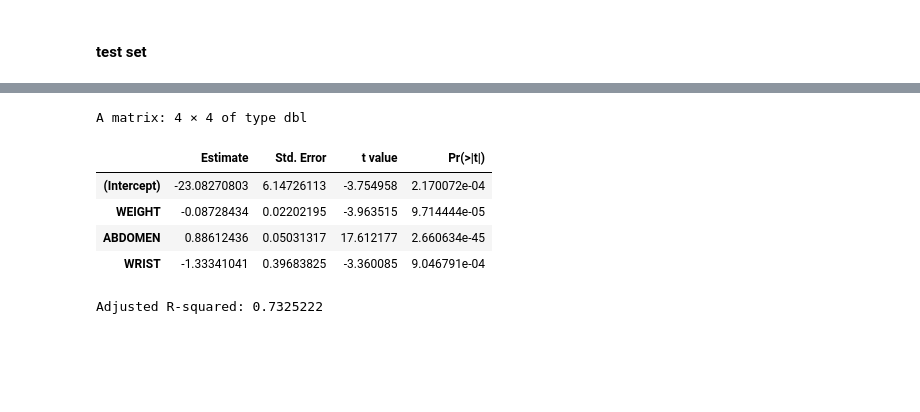
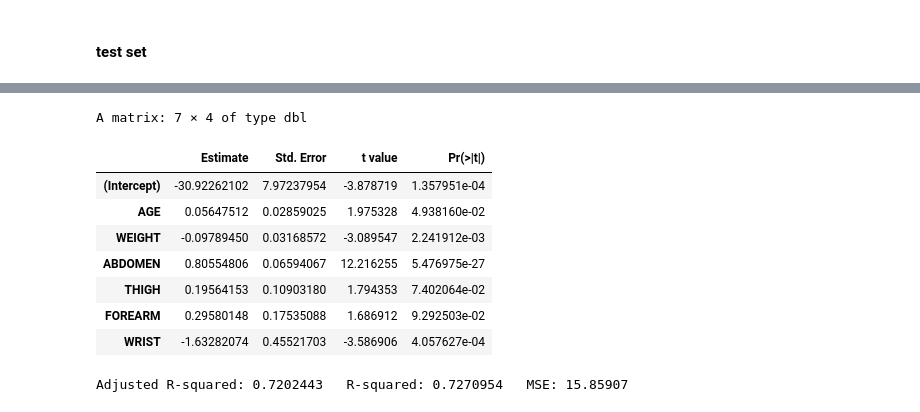
Before and after one commit to jwu424/628Module2, a Jupyter notebook: stepwise regression.ipynb, the cells around one changed output, grey strips where cells are left out. Drawn from its saved outputs; the diff is of its cells as text; code cells hidden in the pictures; blank space fills up the shorter version.

```diff
--- a/stepwise regression.ipynb
+++ b/stepwise regression.ipynb
@@ -3,7 +3,7 @@ rm(list=ls())
 library(car)
 library(leaps)
 setwd("D:/2019 Fall/STAT 628/module 2")
-data = read.csv("data.cleaned.csv")[,-1]
+data = read.csv("data_cleaned.csv")[,-c(1,3)]
 # %% [output]
 Loading required package: carData
 Loading required package: leaps
@@ -53,7 +56,7 @@ Thus, for computational efficiency and multi-colinearity solution, apply step-wi
 # %%
 n = nrow(data)
 set.seed(628)
-index = sample(1:n,floor(5*n/6))
+index = sample(1:n,floor(3*n/4))
 train = data[index,]
 test = data[-index,]
 m = lm(train$BODYFAT~.,train)
@@ -96,3 +90,9 @@ m2 = lm(train$BODYFAT~.,train[,candidate[[2]]])
+# %%
+candidate = unique(list(aic.both,aic.back,bic.both,bic.back))
+model.num = length(candidate)
+for(i in 1:model.num){
+  assign(paste("m",i,sep=""), lm(train$BODYFAT~.,train[,candidate[[i]]]))
+}
 # %%
 model.extract=function(model){
   r = model$residuals
@@ -173,14 +173,18 @@ m2 0.7136825          0.7346326 17.69888 0.08884636
 # %%
-ind = candidate[[2]]
-data.select = data[,c("BODYFAT",candidate[[2]])]
+ind = candidate[[1]]
+data.select = data[,c("BODYFAT",candidate[[1]])]
 m = lm(BODYFAT~.,data.select)
 coefficients(summary(m))
-cat("Adjusted R-squared:",summary(m)$adj.r.squared)
+cat("Adjusted R-squared:",summary(m)$adj.r.squared,"  R-squared:",summary(m)$r.squared,
+    "  MSE:",sum(summary(m)$residuals^2)/(nrow(data)-ncol(data)))
 # %% [output]
-A matrix: 4 × 4 of type dbl
+A matrix: 7 × 4 of type dbl
 |  | Estimate | Std. Error | t value | Pr(>|t|) |
-| (Intercept) | -23.08270803 | 6.14726113 | -3.754958 | 2.170072e-04 |
-| WEIGHT | -0.08728434 | 0.02202195 | -3.963515 | 9.714444e-05 |
-| ABDOMEN | 0.88612436 | 0.05031317 | 17.612177 | 2.660634e-45 |
-| WRIST | -1.33341041 | 0.39683825 | -3.360085 | 9.046791e-04 |
+| (Intercept) | -30.92262102 | 7.97237954 | -3.878719 | 1.357951e-04 |
+| AGE | 0.05647512 | 0.02859025 | 1.975328 | 4.938160e-02 |
+| WEIGHT | -0.09789450 | 0.03168572 | -3.089547 | 2.241912e-03 |
+| ABDOMEN | 0.80554806 | 0.06594067 | 12.216255 | 5.476975e-27 |
+| THIGH | 0.19564153 | 0.10903180 | 1.794353 | 7.402064e-02 |
+| FOREARM | 0.29580148 | 0.17535088 | 1.686912 | 9.292503e-02 |
+| WRIST | -1.63282074 | 0.45521703 | -3.586906 | 4.057627e-04 |
-Adjusted R-squared: 0.7325222
+Adjusted R-squared: 0.7202443   R-squared: 0.7270954   MSE: 15.85907
```
Also changed, not shown: parts of 10 cells of this notebook.
